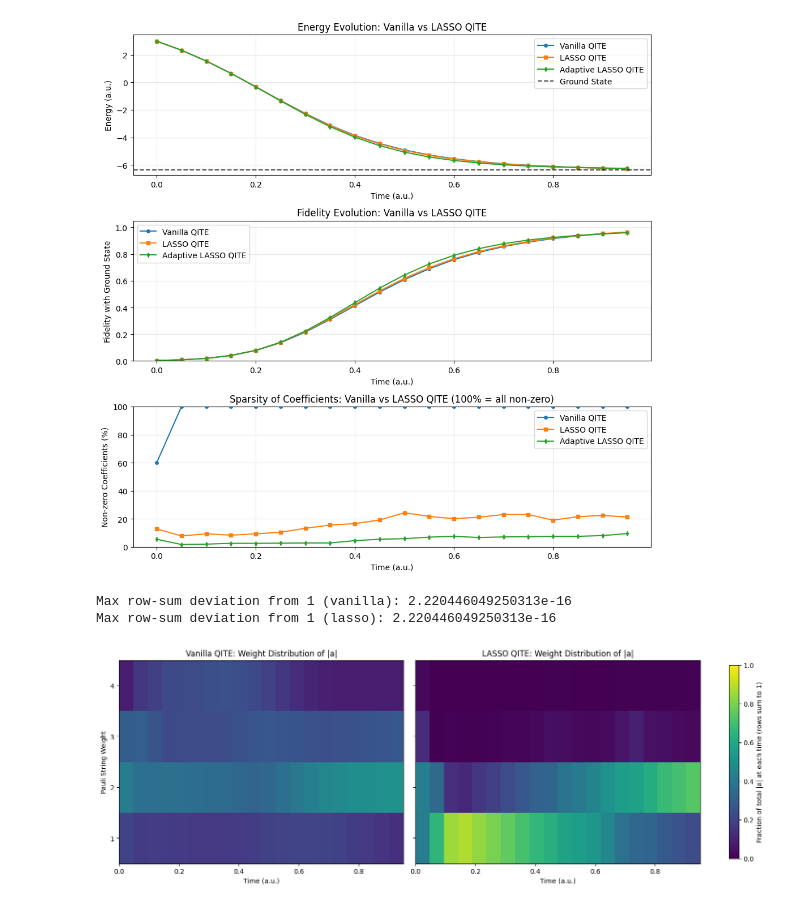
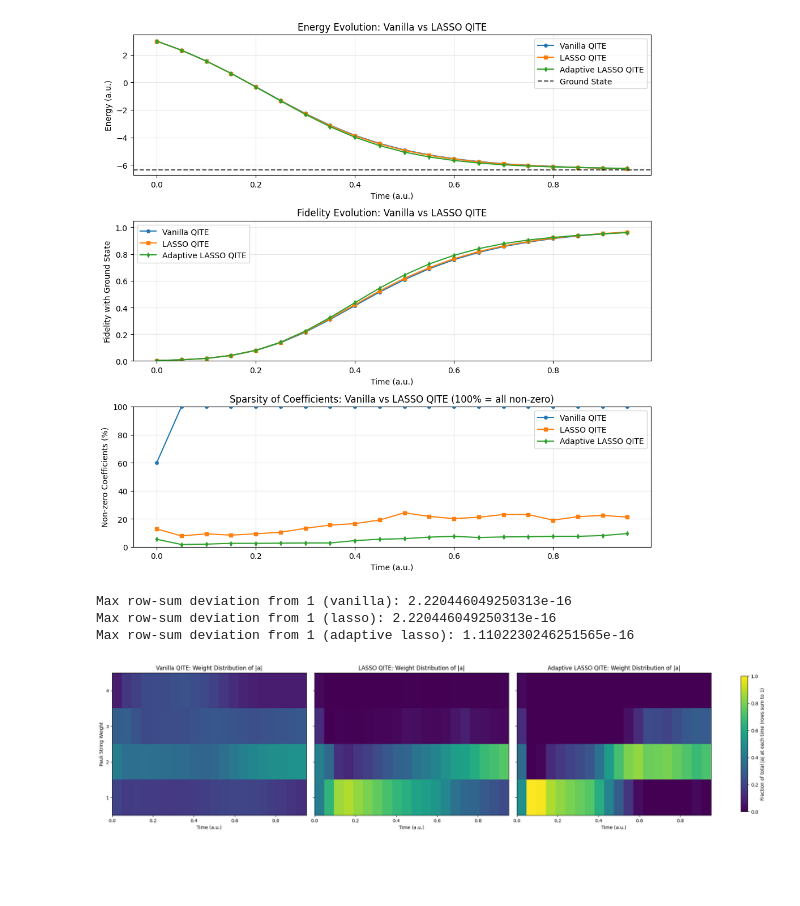
Before and after one commit to LucaYoy/Sparse-QITE, a Jupyter notebook: notebooks/QITE_vs_LASSOQITE.ipynb, the cells around one changed output. Cells and saved outputs as stored; diff of their text form; code cells hidden in the pictures; blank space fills up the shorter version.

Commit message:
adaptive lasso qite heatmap plot

```diff
--- a/notebooks/QITE_vs_LASSOQITE.ipynb
+++ b/notebooks/QITE_vs_LASSOQITE.ipynb
@@ -226,16 +228,19 @@ def weight_distribution_over_time(a_array, weights_j, weight_values, normalize=T
 
 M_vanilla = weight_distribution_over_time(a_vanilla, weights_per_j, unique_weights, normalize=True)
 M_lasso = weight_distribution_over_time(a_lasso, weights_per_j, unique_weights, normalize=True)
+M_lasso_ada = weight_distribution_over_time(a_lasso_ada, weights_per_j, unique_weights, normalize=True)
 
 # Sanity check: each time slice should sum to 1 after normalization
 print('Max row-sum deviation from 1 (vanilla):', np.max(np.abs(M_vanilla.sum(axis=1) - 1.0)))
 print('Max row-sum deviation from 1 (lasso):', np.max(np.abs(M_lasso.sum(axis=1) - 1.0)))
+print('Max row-sum deviation from 1 (adaptive lasso):', np.max(np.abs(M_lasso_ada.sum(axis=1) - 1.0)))
 
 # Use physical time axes matching each method's available steps
 t_vanilla_w = np.arange(M_vanilla.shape[0]) * dt
 t_lasso_w = np.arange(M_lasso.shape[0]) * dt
+t_lasso_ada_w = np.arange(M_lasso_ada.shape[0]) * dt
 
-fig, axes = plt.subplots(1, 2, figsize=(14, 5), sharey=True, constrained_layout=True)
+fig, axes = plt.subplots(1, 3, figsize=(20, 5), sharey=True, constrained_layout=True)
 
 # Heatmap for vanilla
 im0 = axes[0].imshow(
@@ -249,32 +254,48 @@ im0 = axes[0].imshow(
     vmax=1.0
 )
 axes[0].set_title('Vanilla QITE: Weight Distribution of |a|')
 axes[0].set_xlabel('Time (a.u.)')
 axes[0].set_ylabel('Pauli String Weight')
 axes[0].set_yticks(unique_weights)
 
 # Heatmap for lasso
 im1 = axes[1].imshow(
     M_lasso.T,
     origin='lower',
     aspect='auto',
     extent=[t_lasso_w[0], t_lasso_w[-1] if len(t_lasso_w) > 1 else t_lasso_w[0] + dt,
             unique_weights[0] - 0.5, unique_weights[-1] + 0.5],
     cmap='viridis',
     vmin=0.0,
     vmax=1.0
 )
 axes[1].set_title('LASSO QITE: Weight Distribution of |a|')
 axes[1].set_xlabel('Time (a.u.)')
 axes[1].set_yticks(unique_weights)
 
+# Heatmap for adaptive lasso
+im2 = axes[2].imshow(
+    M_lasso_ada.T,
+    origin='lower',
+    aspect='auto',
+    extent=[t_lasso_ada_w[0], t_lasso_ada_w[-1] if len(t_lasso_ada_w) > 1 else t_lasso_ada_w[0] + dt,
+            unique_weights[0] - 0.5, unique_weights[-1] + 0.5],
+    cmap='viridis',
+    vmin=0.0,
+    vmax=1.0
+)
+axes[2].set_title('Adaptive LASSO QITE: Weight Distribution of |a|')
+axes[2].set_xlabel('Time (a.u.)')
+axes[2].set_yticks(unique_weights)
+
 # Shared colorbar: fraction of total |a| at each time step
-cbar = fig.colorbar(im1, ax=axes.ravel().tolist(), shrink=0.95)
+cbar = fig.colorbar(im2, ax=axes.ravel().tolist(), shrink=0.95)
 cbar.set_label('Fraction of total |a| at each time (rows sum to 1)')
 
 plt.savefig(plots_dir / 'QITE_weight_distribution_heatmap.png', dpi=300, bbox_inches='tight')
 plt.show()
 # %% [output]
 Max row-sum deviation from 1 (vanilla): 2.220446049250313e-16
 Max row-sum deviation from 1 (lasso): 2.220446049250313e-16
+Max row-sum deviation from 1 (adaptive lasso): 1.1102230246251565e-16
-[figure, old version]
+[figure, new version]
```
Also changed, not shown: parts of 3 cells of this notebook, 1 other file.
